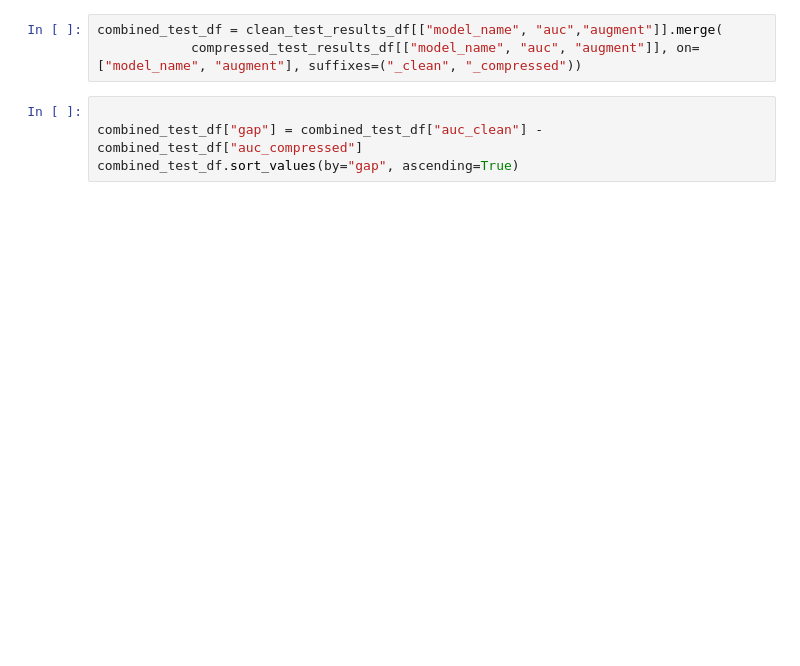
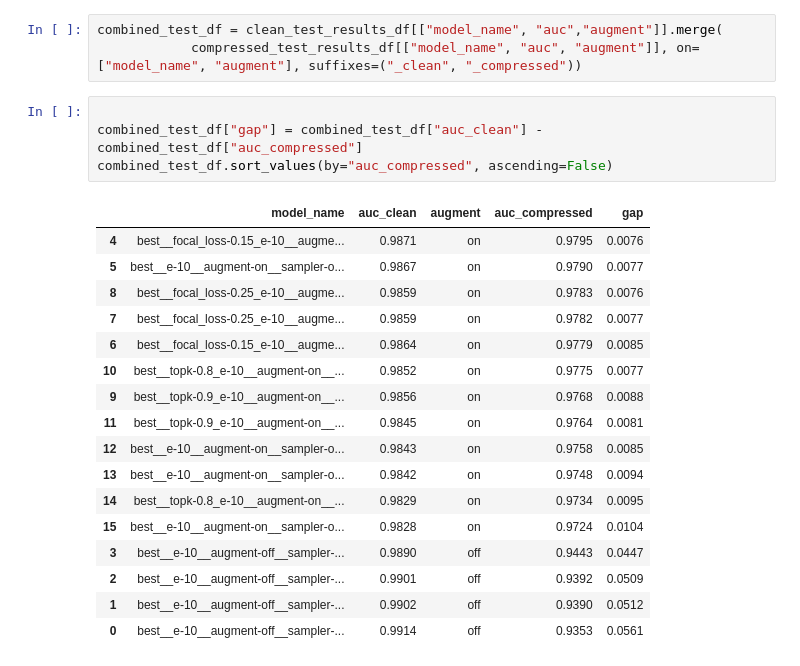
Before and after one commit to Yogeshwar2005/deepfake-video-detector, a Jupyter notebook: notebooks/06_results.ipynb, the cells around one changed output. Drawn from its saved outputs; the diff is of its cells as text; blank space fills up the shorter version.

```diff
--- a/notebooks/06_results.ipynb
+++ b/notebooks/06_results.ipynb
@@ -24,4 +79,22 @@ combined_test_df = clean_test_results_df[["model_name", "auc","augment"]].merge(
 # %%
 
 combined_test_df["gap"] = combined_test_df["auc_clean"] - combined_test_df["auc_compressed"]
-combined_test_df.sort_values(by="gap", ascending=True)
+combined_test_df.sort_values(by="auc_compressed", ascending=False)
+# %% [output]
+|  | model_name | auc_clean | augment | auc_compressed | gap |
+| 4 | best__focal_loss-0.15_e-10__augme... | 0.9871 | on | 0.9795 | 0.0076 |
+| 5 | best__e-10__augment-on__sampler-o... | 0.9867 | on | 0.9790 | 0.0077 |
+| 8 | best__focal_loss-0.25_e-10__augme... | 0.9859 | on | 0.9783 | 0.0076 |
+| 7 | best__focal_loss-0.25_e-10__augme... | 0.9859 | on | 0.9782 | 0.0077 |
+| 6 | best__focal_loss-0.15_e-10__augme... | 0.9864 | on | 0.9779 | 0.0085 |
+| 10 | best__topk-0.8_e-10__augment-on__... | 0.9852 | on | 0.9775 | 0.0077 |
+| 9 | best__topk-0.9_e-10__augment-on__... | 0.9856 | on | 0.9768 | 0.0088 |
+| 11 | best__topk-0.9_e-10__augment-on__... | 0.9845 | on | 0.9764 | 0.0081 |
+| 12 | best__e-10__augment-on__sampler-o... | 0.9843 | on | 0.9758 | 0.0085 |
+| 13 | best__e-10__augment-on__sampler-o... | 0.9842 | on | 0.9748 | 0.0094 |
+| 14 | best__topk-0.8_e-10__augment-on__... | 0.9829 | on | 0.9734 | 0.0095 |
+| 15 | best__e-10__augment-on__sampler-o... | 0.9828 | on | 0.9724 | 0.0104 |
+| 3 | best__e-10__augment-off__sampler-... | 0.9890 | off | 0.9443 | 0.0447 |
+| 2 | best__e-10__augment-off__sampler-... | 0.9901 | off | 0.9392 | 0.0509 |
+| 1 | best__e-10__augment-off__sampler-... | 0.9902 | off | 0.9390 | 0.0512 |
+| 0 | best__e-10__augment-off__sampler-... | 0.9914 | off | 0.9353 | 0.0561 |
```
Also changed, not shown: parts of 9 cells of this notebook.
